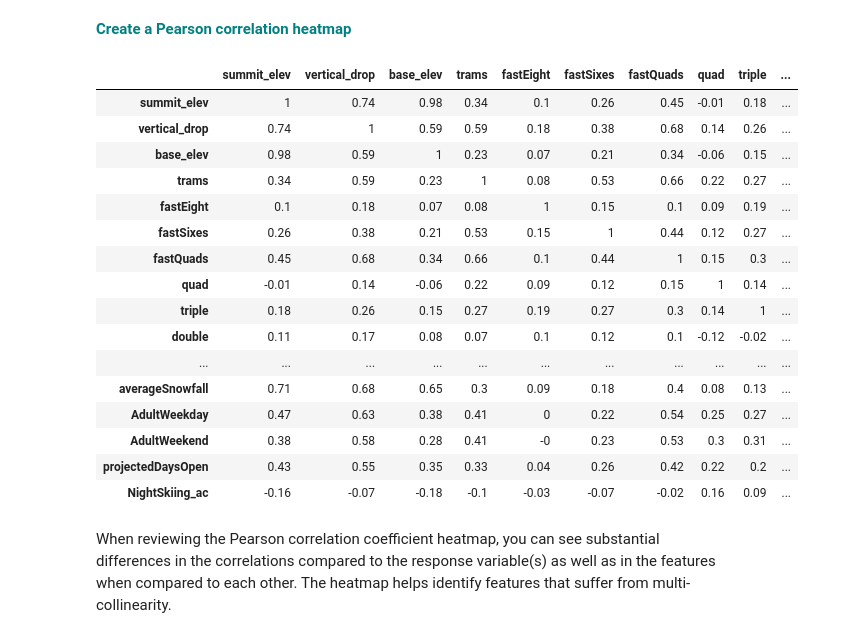
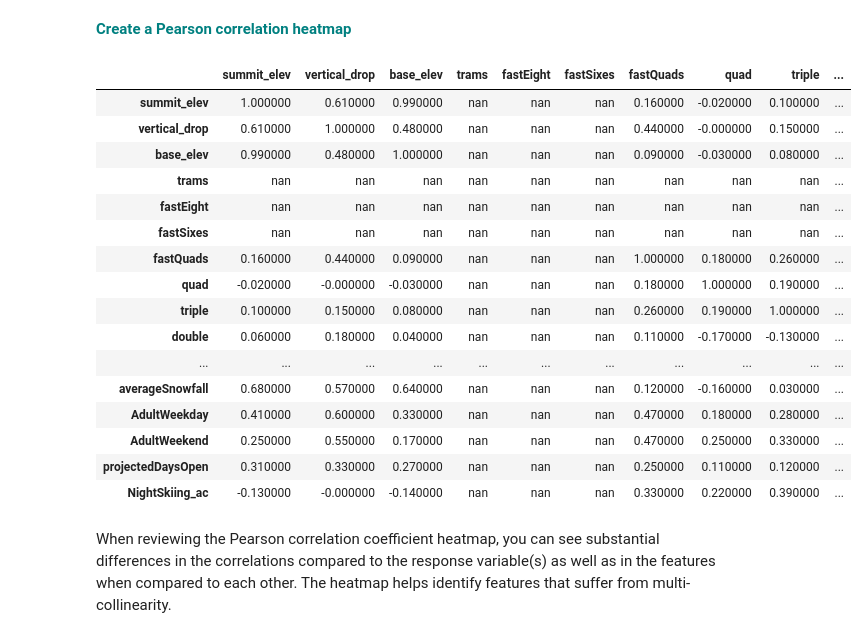
Before and after one commit to jswojcik/Springboard-Git-Repo, a Jupyter notebook: Guided_Capstone/EDA/Notebook_stepthree.ipynb, the cells around one changed output. Cells and saved outputs as stored; diff of their text form; code cells hidden in the pictures.

```diff
--- a/Guided_Capstone/EDA/Notebook_stepthree.ipynb
+++ b/Guided_Capstone/EDA/Notebook_stepthree.ipynb
@@ -232,0 +238,4 @@ dfno
+# %%
+dfbm = df[df['Name'].str.contains('Big Mountain')]
+# %%
+dfno = dfno.append(dfbm, ignore_index=True)
@@ -288,27 +303,27 @@ g = sns.pairplot(dfno)
 <font color='teal'>**Create a Pearson correlation heatmap**</font>
 # %%
 #Calculate the correlation coefficients
-corr = df.corr(method ='pearson')
+corr = dfno.corr(method ='pearson')
 #plot it in the next line
 corr.round(2).style.background_gradient(cmap='coolwarm')
 # %% [output]
 |  | summit_elev | vertical_drop | base_elev | trams | fastEight | fastSixes | fastQuads | quad | triple | ... |
-| summit_elev | 1 | 0.74 | 0.98 | 0.34 | 0.1 | 0.26 | 0.45 | -0.01 | 0.18 | ... |
-| vertical_drop | 0.74 | 1 | 0.59 | 0.59 | 0.18 | 0.38 | 0.68 | 0.14 | 0.26 | ... |
-| base_elev | 0.98 | 0.59 | 1 | 0.23 | 0.07 | 0.21 | 0.34 | -0.06 | 0.15 | ... |
-| trams | 0.34 | 0.59 | 0.23 | 1 | 0.08 | 0.53 | 0.66 | 0.22 | 0.27 | ... |
-| fastEight | 0.1 | 0.18 | 0.07 | 0.08 | 1 | 0.15 | 0.1 | 0.09 | 0.19 | ... |
-| fastSixes | 0.26 | 0.38 | 0.21 | 0.53 | 0.15 | 1 | 0.44 | 0.12 | 0.27 | ... |
-| fastQuads | 0.45 | 0.68 | 0.34 | 0.66 | 0.1 | 0.44 | 1 | 0.15 | 0.3 | ... |
-| quad | -0.01 | 0.14 | -0.06 | 0.22 | 0.09 | 0.12 | 0.15 | 1 | 0.14 | ... |
-| triple | 0.18 | 0.26 | 0.15 | 0.27 | 0.19 | 0.27 | 0.3 | 0.14 | 1 | ... |
-| double | 0.11 | 0.17 | 0.08 | 0.07 | 0.1 | 0.12 | 0.1 | -0.12 | -0.02 | ... |
+| summit_elev | 1.000000 | 0.610000 | 0.990000 | nan | nan | nan | 0.160000 | -0.020000 | 0.100000 | ... |
+| vertical_drop | 0.610000 | 1.000000 | 0.480000 | nan | nan | nan | 0.440000 | -0.000000 | 0.150000 | ... |
+| base_elev | 0.990000 | 0.480000 | 1.000000 | nan | nan | nan | 0.090000 | -0.030000 | 0.080000 | ... |
+| trams | nan | nan | nan | nan | nan | nan | nan | nan | nan | ... |
+| fastEight | nan | nan | nan | nan | nan | nan | nan | nan | nan | ... |
+| fastSixes | nan | nan | nan | nan | nan | nan | nan | nan | nan | ... |
+| fastQuads | 0.160000 | 0.440000 | 0.090000 | nan | nan | nan | 1.000000 | 0.180000 | 0.260000 | ... |
+| quad | -0.020000 | -0.000000 | -0.030000 | nan | nan | nan | 0.180000 | 1.000000 | 0.190000 | ... |
+| triple | 0.100000 | 0.150000 | 0.080000 | nan | nan | nan | 0.260000 | 0.190000 | 1.000000 | ... |
+| double | 0.060000 | 0.180000 | 0.040000 | nan | nan | nan | 0.110000 | -0.170000 | -0.130000 | ... |
 | ... | ... | ... | ... | ... | ... | ... | ... | ... | ... | ... |
-| averageSnowfall | 0.71 | 0.68 | 0.65 | 0.3 | 0.09 | 0.18 | 0.4 | 0.08 | 0.13 | ... |
-| AdultWeekday | 0.47 | 0.63 | 0.38 | 0.41 | 0 | 0.22 | 0.54 | 0.25 | 0.27 | ... |
-| AdultWeekend | 0.38 | 0.58 | 0.28 | 0.41 | -0 | 0.23 | 0.53 | 0.3 | 0.31 | ... |
-| projectedDaysOpen | 0.43 | 0.55 | 0.35 | 0.33 | 0.04 | 0.26 | 0.42 | 0.22 | 0.2 | ... |
-| NightSkiing_ac | -0.16 | -0.07 | -0.18 | -0.1 | -0.03 | -0.07 | -0.02 | 0.16 | 0.09 | ... |
+| averageSnowfall | 0.680000 | 0.570000 | 0.640000 | nan | nan | nan | 0.120000 | -0.160000 | 0.030000 | ... |
+| AdultWeekday | 0.410000 | 0.600000 | 0.330000 | nan | nan | nan | 0.470000 | 0.180000 | 0.280000 | ... |
+| AdultWeekend | 0.250000 | 0.550000 | 0.170000 | nan | nan | nan | 0.470000 | 0.250000 | 0.330000 | ... |
+| projectedDaysOpen | 0.310000 | 0.330000 | 0.270000 | nan | nan | nan | 0.250000 | 0.110000 | 0.120000 | ... |
+| NightSkiing_ac | -0.130000 | -0.000000 | -0.140000 | nan | nan | nan | 0.330000 | 0.220000 | 0.390000 | ... |
 # %% [markdown]
 When reviewing the Pearson correlation coefficient heatmap, you can see substantial differences in the correlations compared to the response variable(s) as well as in the features when compared to each other. The heatmap helps identify features that suffer from multi-collinearity.
 # %% [markdown]
```
Also changed, not shown: parts of 20 cells of this notebook.
